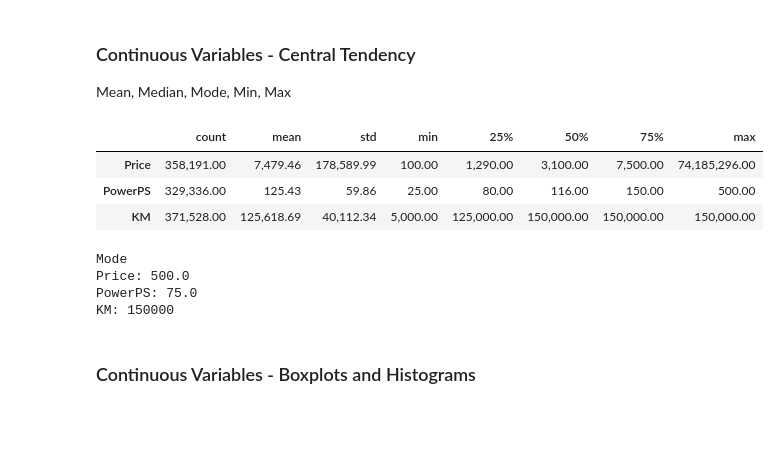
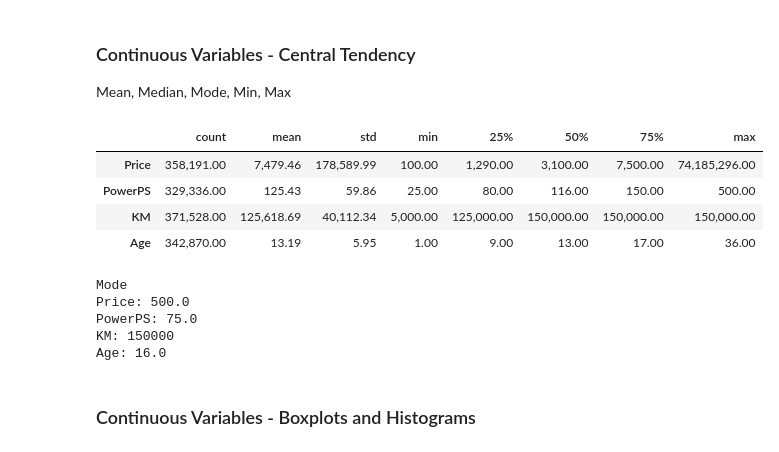
Before and after one commit to qu4ku/datasets-analysis, a Jupyter notebook: 005-used-cars-database.ipynb, the cells around one changed output. Saved outputs shown, nothing was run; the diff lists cells and outputs as text; code cells hidden in the pictures; blank space fills up the shorter version.

```diff
--- a/005-used-cars-database.ipynb
+++ b/005-used-cars-database.ipynb
@@ -138,6 +138,12 @@ df.drop(['Name', 'ABTest', 'Pictures', 'Seller', 'OfferType'], axis=1, inplace=T
 'Andere' means 'other' in german. So it's nan value.
 # %%
 df.replace('andere', np.nan, inplace=True)
+
 df.Price.replace(0, np.nan, inplace=True)
-df.Price[(df.Price > 80000000) | (df.Price < 100)] = np.nan
-df.PowerPS[(df.PowerPS < 25) | (df.PowerPS > 500)] = np.nan
+p_min = df.Price.quantile(.05)
+p_max = df.Price.quantile(.95)
+df.Price[(df.Price > p_max) | (df.Price < p_min)] = np.nan
+
+pow_min = df.PowerPS.quantile(.05)
+pow_max = df.PowerPS.quantile(.95)
+df.PowerPS[(df.PowerPS < pow_min) | (df.PowerPS > pow_max)] = np.nan
@@ -144,3 +154,6 @@ df.PowerPS[(df.PowerPS < 25) | (df.PowerPS > 500)] = np.nan
+# %%
+df['Age'] = df.DateCrawled.dt.year - df.Year
+df.Age[(df.Age < 1) | (df.Age > 36)] = np.nan
 # %%
 # df.Year = pd.to_datetime(df.Year).dt.year
 # There are 13 months so it looks like 0 suppoesed to be nan
@@ -178,21 +327,23 @@ Variable Category:
 ### Continuous Variables - Central Tendency
 Mean, Median, Mode, Min, Max
 # %%
-df[['Price', 'PowerPS', 'KM']].describe().T
+df[['Price', 'PowerPS', 'KM', 'Age']].describe().T
 # %% [output]
 |  | count | mean | std | min | 25% | 50% | 75% | max |
 | Price | 358,191.00 | 7,479.46 | 178,589.99 | 100.00 | 1,290.00 | 3,100.00 | 7,500.00 | 74,185,296.00 |
 | PowerPS | 329,336.00 | 125.43 | 59.86 | 25.00 | 80.00 | 116.00 | 150.00 | 500.00 |
 | KM | 371,528.00 | 125,618.69 | 40,112.34 | 5,000.00 | 125,000.00 | 150,000.00 | 150,000.00 | 150,000.00 |
+| Age | 342,870.00 | 13.19 | 5.95 | 1.00 | 9.00 | 13.00 | 17.00 | 36.00 |
 # %%
 print('Mode')
-for col in ['Price', 'PowerPS', 'KM']:
+for col in ['Price', 'PowerPS', 'KM', 'Age']:
     print('{}: {}'.format(col, df[col].mode().values[0]))
 # %% [output]
 Mode
 Price: 500.0
 PowerPS: 75.0
 KM: 150000
+Age: 16.0
 # %% [markdown]
 ### Continuous Variables - Boxplots and Histograms
 # %%
```
Also changed, not shown: parts of 39 cells of this notebook.
